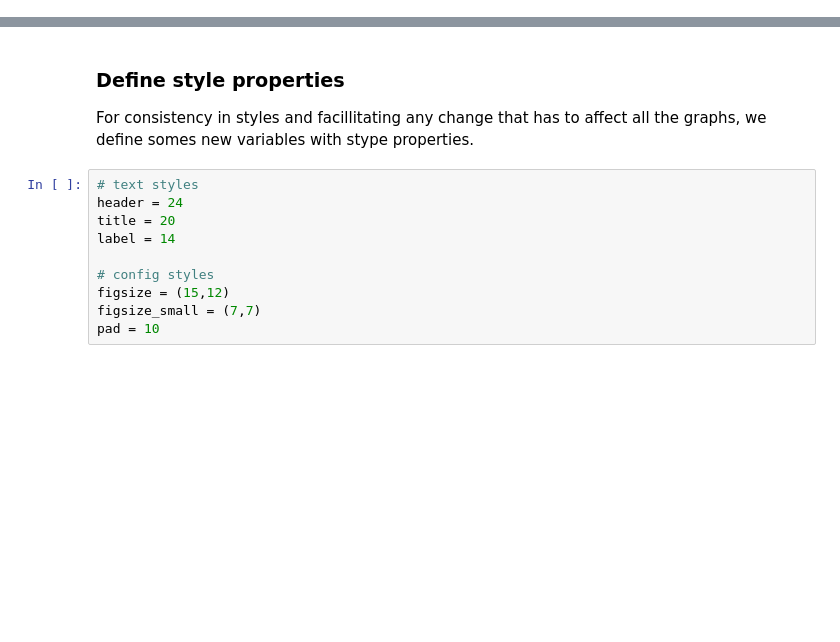
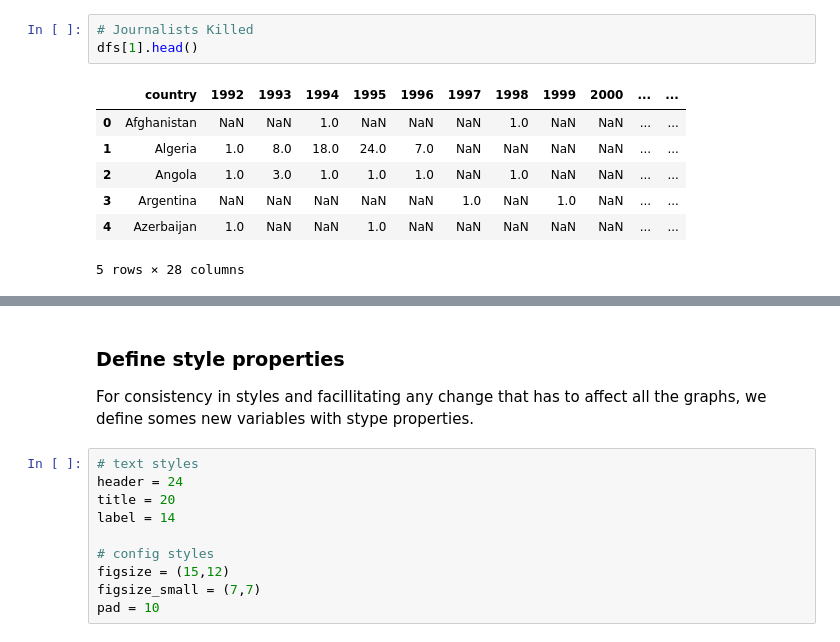
Before and after one commit to luisberns/study-data-analysis, a Jupyter notebook: dand-udacity/project2/corruption_analysis.ipynb, the cells around one changed output, grey strips where cells are left out. Cells and saved outputs as stored; diff of their text form; blank space fills up the shorter version.

```diff
--- a/dand-udacity/project2/corruption_analysis.ipynb
+++ b/dand-udacity/project2/corruption_analysis.ipynb
@@ -64,0 +77,11 @@ df = pd.read_csv('data/cleaned_df_cpi-killings-internet.csv')
+# %%
+# Journalists Killed
+dfs[1].head()
+# %% [output]
+|  | country | 1992 | 1993 | 1994 | 1995 | 1996 | 1997 | 1998 | 1999 | 2000 | ... | ... |
+| 0 | Afghanistan | NaN | NaN | 1.0 | NaN | NaN | NaN | 1.0 | NaN | NaN | ... | ... |
+| 1 | Algeria | 1.0 | 8.0 | 18.0 | 24.0 | 7.0 | NaN | NaN | NaN | NaN | ... | ... |
+| 2 | Angola | 1.0 | 3.0 | 1.0 | 1.0 | 1.0 | NaN | 1.0 | NaN | NaN | ... | ... |
+| 3 | Argentina | NaN | NaN | NaN | NaN | NaN | 1.0 | NaN | 1.0 | NaN | ... | ... |
+| 4 | Azerbaijan | 1.0 | NaN | NaN | 1.0 | NaN | NaN | NaN | NaN | NaN | ... | ... |
+5 rows × 28 columns
```
Also changed, not shown: parts of 41 cells of this notebook, 3 other files.
